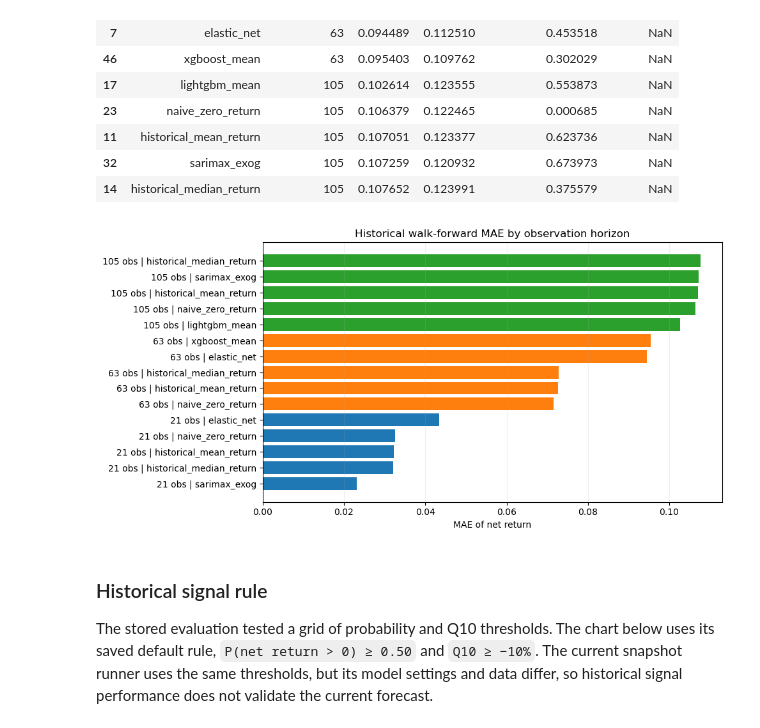
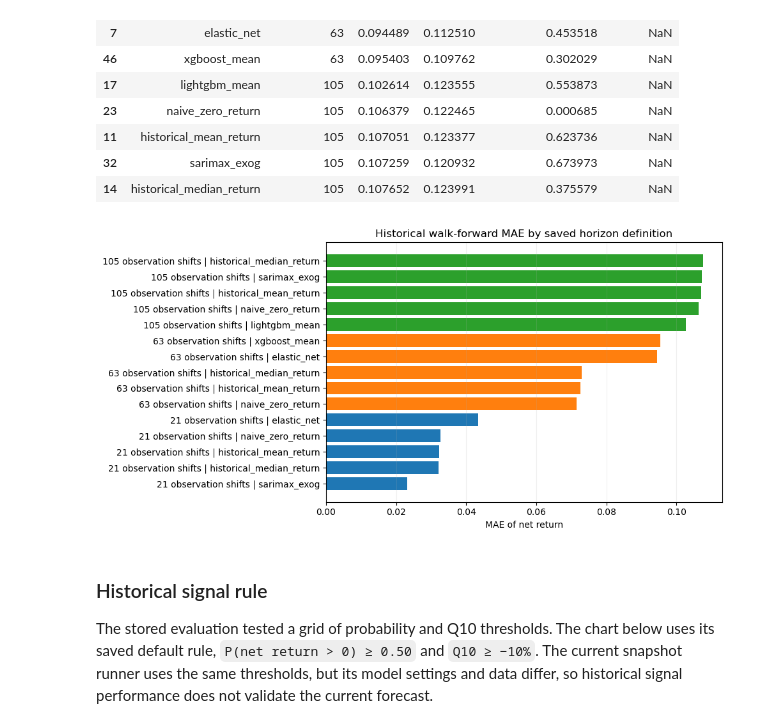
Before and after one commit to phantomexile/Gold-Market-Analysis-in-Viet-Nam, a Jupyter notebook: notebooks/01_eda_and_modeling_decision_support.ipynb, the cells around one changed output. Drawn from its saved outputs; the diff is of its cells as text; code cells hidden in the pictures.

```diff
--- a/notebooks/01_eda_and_modeling_decision_support.ipynb
+++ b/notebooks/01_eda_and_modeling_decision_support.ipynb
@@ -162,10 +162,10 @@ plt.show()
 # %%
-# Nhãn của các quan sát gần cuối chưa thể tính vì tương lai chưa xảy ra.
+# Nhãn ở gần cuối chưa thể tính vì chưa có báo giá từ ngày tròn tháng trở đi.
 target_summary = []
-for horizon in (21, 63, 105):
-    target = pd.to_numeric(model_frame[f"net_return_{horizon}d"], errors="coerce")
+for horizon in (1, 3, 5):
+    target = pd.to_numeric(model_frame[f"net_return_{horizon}m"], errors="coerce")
     target_summary.append({
-        "horizon_observations": horizon,
+        "horizon_months": horizon,
         "known_labels": int(target.notna().sum()),
         "missing_future_labels": int(target.isna().sum()),
         "historical_median_net_return_pct": round(100 * target.median(), 2),
@@ -186,8 +186,11 @@ historical_summary = json.loads((MODELING / "analysis_summary.json").read_text(e
 results = pd.read_csv(MODELING / "model_results.csv")
 predictions = pd.read_csv(MODELING / "walk_forward_predictions.csv", parse_dates=["date"])
 signals = pd.read_csv(MODELING / "decision_signals.csv", parse_dates=["date"])
+historical_horizon_col = "horizon_months" if "horizon_months" in results else "horizon_days"
+historical_horizon_unit = "calendar months" if historical_horizon_col == "horizon_months" else "observation shifts"
 display(pd.DataFrame([{
     "evaluation_end_date": historical_summary.get("date_max"),
+    "horizon_unit": historical_horizon_unit,
     "evaluation_rows": historical_summary.get("rows"),
     "model_result_rows": len(results),
     "prediction_rows": len(predictions),
@@ -199,12 +202,12 @@ display(pd.DataFrame([{
 # %%
 # MAE thấp hơn là tốt hơn trong bảng mô hình dự báo điểm của lần backtest cũ.
 leaderboard = (
-    results.groupby(["model", "horizon_days"], as_index=False)
+    results.groupby(["model", historical_horizon_col], as_index=False)
     .agg(mae=("mae", "mean"), rmse=("rmse", "mean"),
          directional_accuracy=("directional_accuracy", "mean"), pinball_loss=("pinball_loss", "mean"))
-    .sort_values(["horizon_days", "mae"], na_position="last")
+    .sort_values([historical_horizon_col, "mae"], na_position="last")
 )
-display(leaderboard.groupby("horizon_days", group_keys=False).head(5))
+display(leaderboard.groupby(historical_horizon_col, group_keys=False).head(5))
 # %% [output]
 |  | model | horizon_days | mae | rmse | directional_accuracy | pinball_loss |
 | 30 | sarimax_exog | 21 | 0.023141 | 0.035122 | 0.563014 | NaN |
@@ -225,17 +228,17 @@ display(leaderboard.groupby("horizon_days", group_keys=False).head(5))
 # %%
 # Biểu đồ này thuộc lần backtest lịch sử, không đo chất lượng snapshot mới.
 mean_models = leaderboard.dropna(subset=["mae"])
 fig, ax = plt.subplots(figsize=(10, 5))
-for horizon, group in mean_models.groupby("horizon_days"):
+for horizon, group in mean_models.groupby(historical_horizon_col):
     best = group.nsmallest(5, "mae")
-    ax.barh([f"{int(horizon)} obs | {model}" for model in best["model"]], best["mae"])
-ax.set_title("Historical walk-forward MAE by observation horizon")
+    ax.barh([f"{int(horizon)} {historical_horizon_unit} | {model}" for model in best["model"]], best["mae"])
+ax.set_title("Historical walk-forward MAE by saved horizon definition")
 ax.set_xlabel("MAE of net return")
 ax.grid(axis="x", alpha=0.2)
 plt.tight_layout()
 plt.show()
 # %% [output]
-[figure, old version]
+[figure, new version]
 # %% [markdown]
 ### Historical signal rule
 
```
Also changed, not shown: parts of 13 cells of this notebook, 29 other files.
